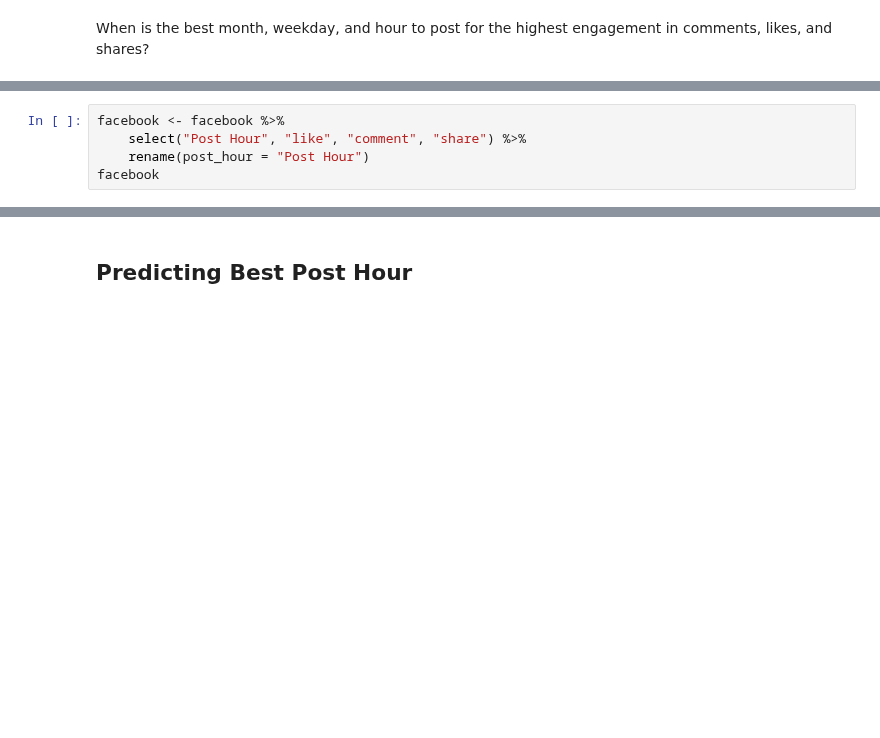
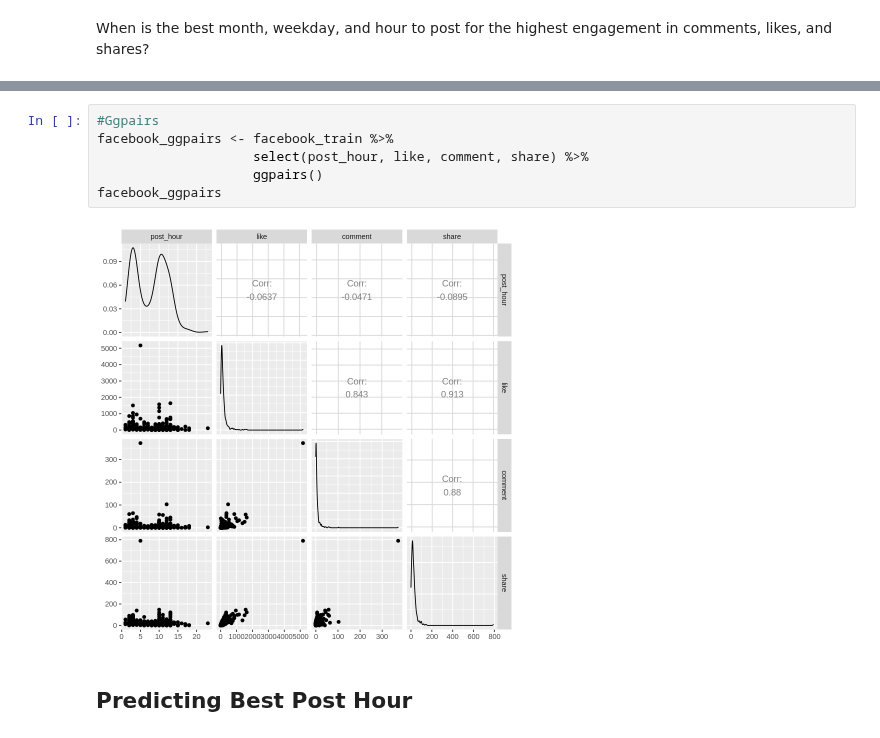
Before and after one commit to amellios/data_science_woohoo, a Jupyter notebook: Final Project Analysis.ipynb, the cells around one changed output, grey strips where cells are left out. Drawn from its saved outputs; the diff is of its cells as text; blank space fills up the shorter version.

```diff
--- a/Final Project Analysis.ipynb
+++ b/Final Project Analysis.ipynb
@@ -64,5 +71,0 @@ A tibble: 6 × 19
-# %%
-facebook <- facebook %>%
-    select("Post Hour", "like", "comment", "share") %>%
-    rename(post_hour = "Post Hour")
-facebook
@@ -80,3 +137,11 @@ A tibble: 500 × 4
+# %%
+#Ggpairs
+facebook_ggpairs <- facebook_train %>%
+                    select(post_hour, like, comment, share) %>%
+                    ggpairs()
+facebook_ggpairs
+# %% [output]
+[figure, added]
 # %% [markdown]
 ## Predicting Best Post Hour
 # %%
```
Also changed, not shown: parts of 6 cells of this notebook.
